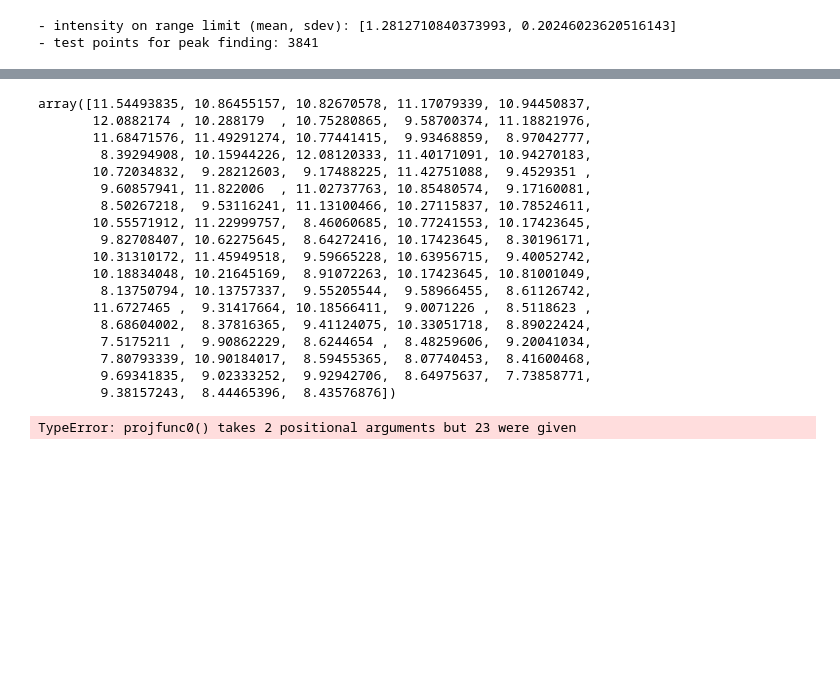
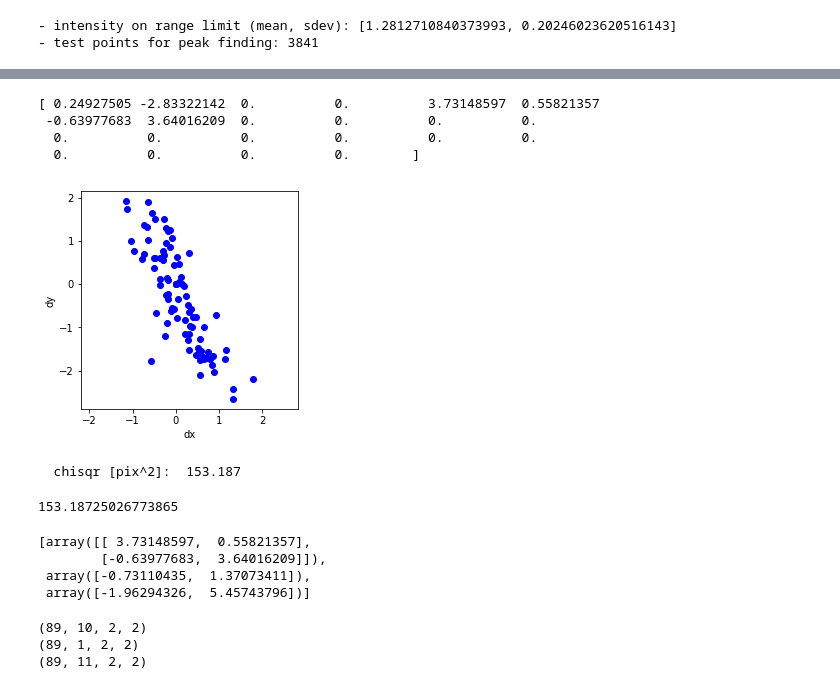
Before and after one commit to ju-bar/emilys, a Jupyter notebook: notebooks/CalibDiffraction.ipynb, the cells around one changed output, grey strips where cells are left out. Cells and saved outputs as stored; diff of their text form; code cells hidden in the pictures; blank space fills up the shorter version.

Commit message:
projection derivatives to least-squares

```diff
--- a/notebooks/CalibDiffraction.ipynb
+++ b/notebooks/CalibDiffraction.ipynb
@@ -427,25 +407,33 @@ array([-3.47390161, -3.4754337 , -2.87358841, -3.77363872, -3.7058132 ,
-# %%
-projfunc1(kdata.T, prjprm0.flatten()) - pdata.T[1]
-# %% [output]
-array([11.54493835, 10.86455157, 10.82670578, 11.17079339, 10.94450837,
-       12.0882174 , 10.288179  , 10.75280865,  9.58700374, 11.18821976,
-       11.68471576, 11.49291274, 10.77441415,  9.93468859,  8.97042777,
-        8.39294908, 10.15944226, 12.08120333, 11.40171091, 10.94270183,
-       10.72034832,  9.28212603,  9.17488225, 11.42751088,  9.4529351 ,
-        9.60857941, 11.822006  , 11.02737763, 10.85480574,  9.17160081,
-        8.50267218,  9.53116241, 11.13100466, 10.27115837, 10.78524611,
-       10.55571912, 11.22999757,  8.46060685, 10.77241553, 10.17423645,
-        9.82708407, 10.62275645,  8.64272416, 10.17423645,  8.30196171,
-       10.31310172, 11.45949518,  9.59665228, 10.63956715,  9.40052742,
-       10.18834048, 10.21645169,  8.91072263, 10.17423645, 10.81001049,
-        8.13750794, 10.13757337,  9.55205544,  9.58966455,  8.61126742,
-       11.6727465 ,  9.31417664, 10.18566411,  9.0071226 ,  8.5118623 ,
-        8.68604002,  8.37816365,  9.41124075, 10.33051718,  8.89022424,
-        7.5175211 ,  9.90862229,  8.6244654 ,  8.48259606,  9.20041034,
-        7.80793339, 10.90184017,  8.59455365,  8.07740453,  8.41600468,
-        9.69341835,  9.02333252,  9.92942706,  8.64975637,  7.73858771,
-        9.38157243,  8.44465396,  8.43576876])
-# %%
-prjprm, prjcov = curve_fit(projfunc0, xdata=kdata.T, ydata=pdata.T[0], p0 = np.array([prjprm0]))
-# %% [output]
-TypeError: projfunc0() takes 2 positional arguments but 23 were given
+# %%
+prjprm = prjprm0
+print(prjprm)
+# %% [output]
+[ 0.24927505 -2.83322142  0.          0.          3.73148597  0.55821357
+ -0.63977683  3.64016209  0.          0.          0.          0.
+  0.          0.          0.          0.          0.          0.
+  0.          0.          0.          0.        ]
+# %%
+prj.lcoeff = prjprm[2:]
+dpm = prj.project(kdata+prjprm[0:2]) - pdata
+dpmf = dpm.flatten()
+dpmt = dpm.T
+sdpm = np.dot(dpmf,dpmf)
+maxdp = np.array([np.max(dpmt[0]),np.max(dpmt[1])])
+mindp = np.array([np.min(dpmt[0]),np.min(dpmt[1])])
+difdp = np.max(maxdp - mindp)*1.1
+rngdp = np.array([(maxdp + mindp) - np.array([difdp, difdp]) , (maxdp + mindp) + np.array([difdp, difdp]) ]).T / 2
+plt.plot(dpmt[0], dpmt[1], 'bo')
+plt.xlim(rngdp[0])
+plt.ylim(rngdp[1])
+plt.axes().set_aspect('equal')
+plt.xlabel('dx')
+plt.ylabel('dy')
+plt.show()
+print('  chisqr [pix^2]: {:8.3f}'.format(lsqrproj(prjprm)))
+# %% [output]
+[figure, added]
+  chisqr [pix^2]:  153.187
+# %%
+lsqrproj(prjprm0)
+# %% [output]
+153.18725026773865
@@ -451,0 +446,18 @@ TypeError: projfunc0() takes 2 positional arguments but 23 were given
+# %%
+[dk0[0],dpm[0],np.dot(dk0[0],dpm[0])]
+# %% [output]
+[array([[ 3.73148597,  0.55821357],
+        [-0.63977683,  3.64016209]]),
+ array([-0.73110435,  1.37073411]),
+ array([-1.96294326,  5.45743796])]
+# %%
+print(dcoeff.shape)
+sdk0 = dk0.shape
+dk1 = dk0.reshape((sdk0[0],1,sdk0[1],sdk0[2]))
+print(dk1.shape)
+dp1 = np.concatenate((dk1,dcoeff),axis=1)
+print(dp1.shape)
+# %% [output]
+(89, 10, 2, 2)
+(89, 1, 2, 2)
+(89, 11, 2, 2)
```
Also changed, not shown: parts of 15 cells of this notebook, 1 other file.
